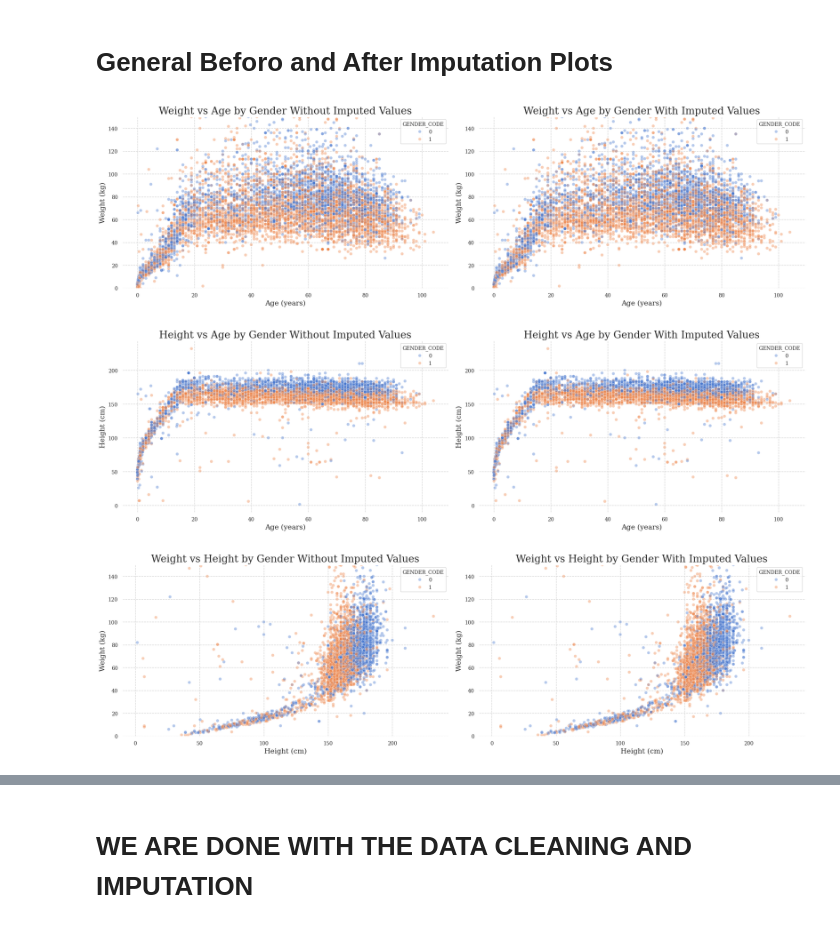
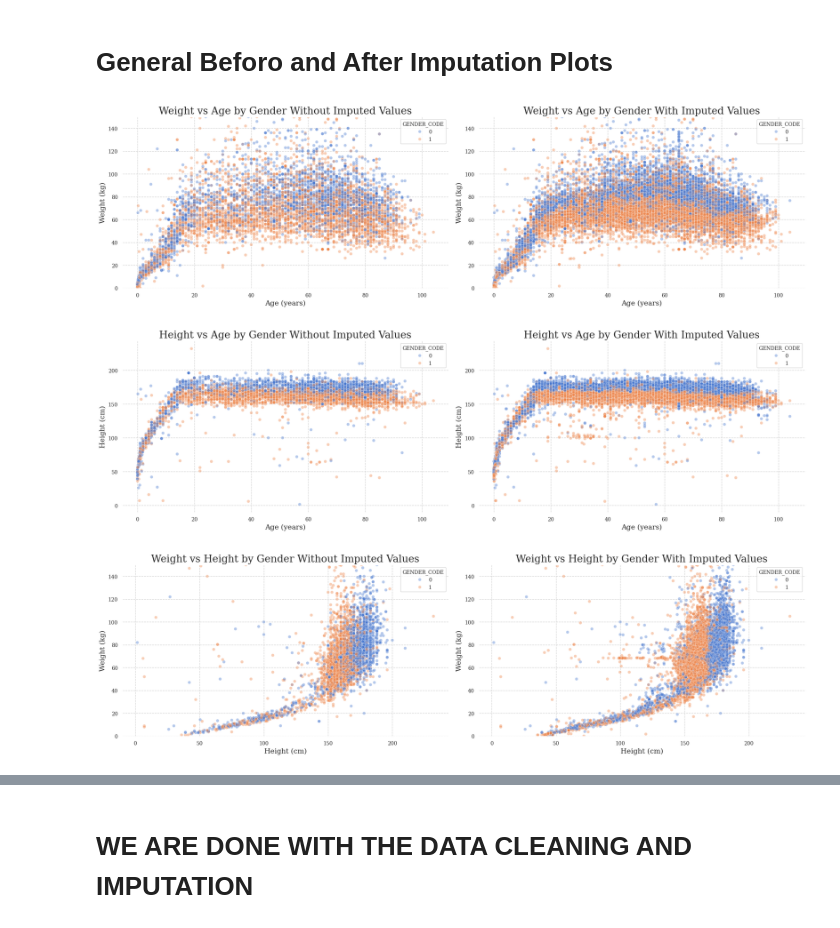
Before and after one commit to heritaco/Cephalosporines, a Jupyter notebook: notebooks/03_canada/03_02 Una Mejor Imputacion.ipynb, the cells around one changed output, grey strips where cells are left out. Cells and saved outputs as stored; diff of their text form; code cells hidden in the pictures.

```diff
--- a/notebooks/03_canada/03_02 Una Mejor Imputacion.ipynb
+++ b/notebooks/03_canada/03_02 Una Mejor Imputacion.ipynb
@@ -211,6 +213,9 @@ plt.show()
 # fill the original dataframe
 df.loc[males.index, "AGE_Y"] = males["AGE_Y"]
 df.loc[females.index, "AGE_Y"] = females["AGE_Y"]
+
+males = df[df["GENDER_CODE"] == 0]
+females = df[df["GENDER_CODE"] == 1]
 # %%
 df.isna().sum()
 # %% [output]
@@ -328,3 +333,11 @@ plt.legend(labels=["Females with Imputed Weights", "Females with Original Weight
 plt.show()
 # %% [output]
 [figure]
+# %%
+# fill the original dataframe
+df.loc[males.index, "WEIGHT_KG"] = males["WEIGHT_KG"]
+df.loc[females.index, "WEIGHT_KG"] = females["WEIGHT_KG"]
+
+
+males = df[df["GENDER_CODE"] == 0]
+females = df[df["GENDER_CODE"] == 1]
@@ -430,3 +455,11 @@ plt.legend(labels=["Females with Imputed Heights", "Females with Original Height
 plt.show()
 # %% [output]
 [figure]
+# %%
+# fill the original dataframe
+df.loc[males.index, "HEIGHT_CM"] = males["HEIGHT_CM"]
+df.loc[females.index, "HEIGHT_CM"] = females["HEIGHT_CM"]
+
+
+males = df[df["GENDER_CODE"] == 0]
+females = df[df["GENDER_CODE"] == 1]
@@ -435,38 +480,38 @@ plt.show()
 # %%
 fig, axes = plt.subplots(1, 2, figsize=(20, 6))
 
 
 # Second subplot: Without Imputed Values
-sns.scatterplot(data=df_copy, x="AGE_Y", y="WEIGHT_KG", hue="GENDER_CODE", alpha=0.4, ax=axes[1])
+sns.scatterplot(data=df_copy, x="AGE_Y", y="WEIGHT_KG", hue="GENDER_CODE", alpha=0.4, ax=axes[0])
 axes[0].set_xlabel("Age (years)")
 axes[0].set_ylabel("Weight (kg)")
 axes[0].set_title("Weight vs Age by Gender Without Imputed Values")
 axes[0].set_ylim(0, 150)
 
 # First subplot: With Imputed Values
-sns.scatterplot(data=df, x="AGE_Y", y="WEIGHT_KG", hue="GENDER_CODE", alpha=0.4, ax=axes[0])
+sns.scatterplot(data=df, x="AGE_Y", y="WEIGHT_KG", hue="GENDER_CODE", alpha=0.4, ax=axes[1])
 axes[1].set_xlabel("Age (years)")
 axes[1].set_ylabel("Weight (kg)")
 axes[1].set_title("Weight vs Age by Gender With Imputed Values")
 axes[1].set_ylim(0, 150)
 
 
 plt.tight_layout()
 plt.show()
 # %% [output]
-[figure, old version]
+[figure, new version]
 # %%
 fig, axes = plt.subplots(1, 2, figsize=(20, 6))
 
 
 # Second subplot: Without Imputed Values
-sns.scatterplot(data=df_copy, x="AGE_Y", y="HEIGHT_CM", hue="GENDER_CODE", alpha=0.4, ax=axes[1])
+sns.scatterplot(data=df_copy, x="AGE_Y", y="HEIGHT_CM", hue="GENDER_CODE", alpha=0.4, ax=axes[0])
 axes[0].set_xlabel("Age (years)")
 axes[0].set_ylabel("Height (cm)")
 axes[0].set_title("Height vs Age by Gender Without Imputed Values")
 
 # First subplot: With Imputed Values
-sns.scatterplot(data=df, x="AGE_Y", y="HEIGHT_CM", hue="GENDER_CODE", alpha=0.4, ax=axes[0])
+sns.scatterplot(data=df, x="AGE_Y", y="HEIGHT_CM", hue="GENDER_CODE", alpha=0.4, ax=axes[1])
 axes[1].set_xlabel("Age (years)")
 axes[1].set_ylabel("Height (cm)")
 axes[1].set_title("Height vs Age by Gender With Imputed Values")
@@ -475,20 +520,20 @@ axes[1].set_title("Height vs Age by Gender With Imputed Values")
 plt.tight_layout()
 plt.show()
 # %% [output]
-[figure, old version]
+[figure, new version]
 # %%
 fig, axes = plt.subplots(1, 2, figsize=(20, 6))
 
 
 # Second subplot: Without Imputed Values
-sns.scatterplot(data=df_copy, x="HEIGHT_CM", y="WEIGHT_KG", hue="GENDER_CODE", alpha=0.4, ax=axes[1])
+sns.scatterplot(data=df_copy, x="HEIGHT_CM", y="WEIGHT_KG", hue="GENDER_CODE", alpha=0.4, ax=axes[0])
 axes[0].set_xlabel("Height (cm)")
 axes[0].set_ylabel("Weight (kg)")
 axes[0].set_title("Weight vs Height by Gender Without Imputed Values")
 axes[0].set_ylim(0, 150)
 
 # First subplot: With Imputed Values
-sns.scatterplot(data=df, x="HEIGHT_CM", y="WEIGHT_KG", hue="GENDER_CODE", alpha=0.4, ax=axes[0])
+sns.scatterplot(data=df, x="HEIGHT_CM", y="WEIGHT_KG", hue="GENDER_CODE", alpha=0.4, ax=axes[1])
 axes[1].set_xlabel("Height (cm)")
 axes[1].set_ylabel("Weight (kg)")
 axes[1].set_title("Weight vs Height by Gender With Imputed Values")
@@ -498,4 +543,4 @@ axes[1].set_ylim(0, 150)
 plt.tight_layout()
 plt.show()
 # %% [output]
-[figure, old version]
+[figure, new version]
```
Also changed, not shown: parts of 7 cells of this notebook, 1 other file.
